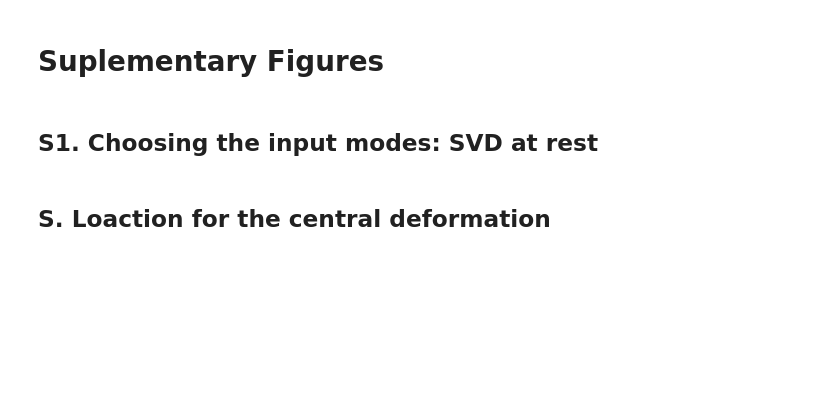
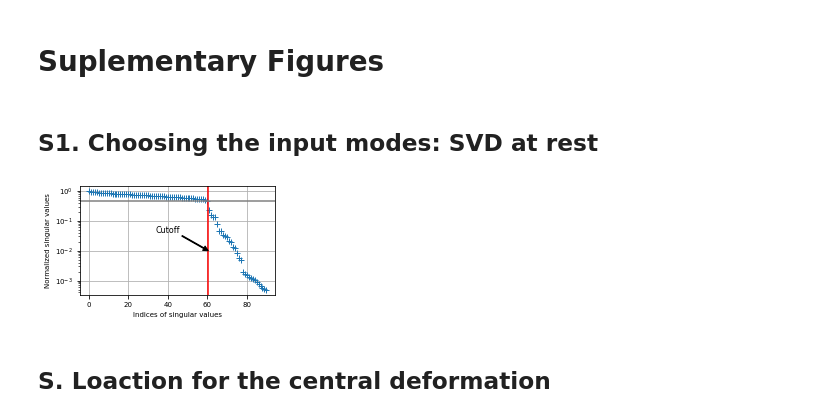
Before and after one commit to rodguti90/Article_PrecisionLimitTensorWFS, a Jupyter notebook: Crashing_disorder_figures.ipynb, the cells around one changed output. Drawn from its saved outputs; the diff is of its cells as text; code cells hidden in the pictures; blank space fills up the shorter version.

```diff
--- a/Crashing_disorder_figures.ipynb
+++ b/Crashing_disorder_figures.ipynb
@@ -778,11 +746,20 @@ plt.savefig(os.path.join(fig_path,'Best_out_basis.pdf'),bbox_inches='tight')
 TMpix = np.load(os.path.join(data_path,'TMpix.npy'))
 # %%
 u, s, vh = np.linalg.svd(TMpix)
-fig,ax = plt.subplots(1, 1)
+fig,ax = plt.subplots(1, 1,figsize=(3.5,2))
 ax.semilogy((s[:int(n_mod*1.5)]/s[0])**2,'+')
 ax.axvline(n_mod-.5,c='r')
 ax.axhline((s[n_mod-1]/s[0])**2,c='gray')
 ax.grid(True)
+ax.set_xlabel('Indices of singular values')
+# ax2.set_xlabel('Random input label')
+ax.set_ylabel('Normalized singular values')
+ax.annotate('Cutoff', xy=(n_mod-.5,1e-2), xytext=(40, 4e-2), horizontalalignment='center',
+            fontsize=MEDIUM_SIZE, arrowprops=dict(facecolor='black',width=0.8,headlength=5,headwidth=5))
+
+fig.savefig(os.path.join(fig_path,'svd_pix.pdf'),bbox_inches='tight')
+# %% [output]
+[figure, added]
 # %% [markdown]
 ## S. Loaction for the central deformation
 # %%
```
Also changed, not shown: parts of 33 cells of this notebook, 4 other files.
